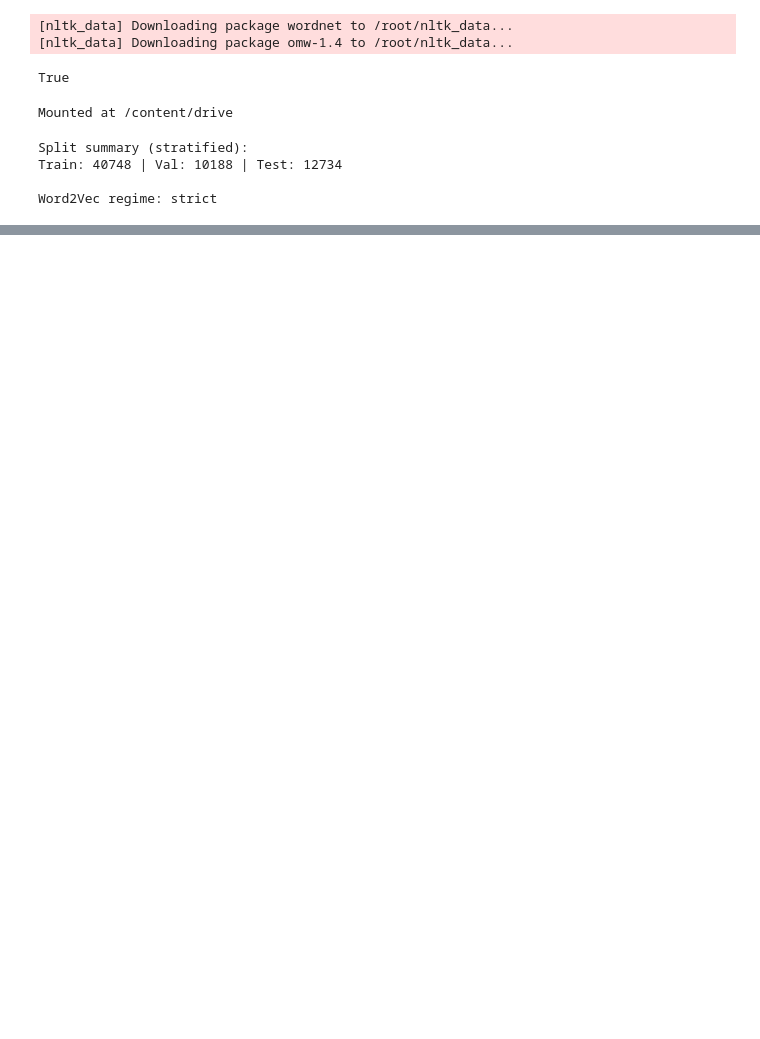
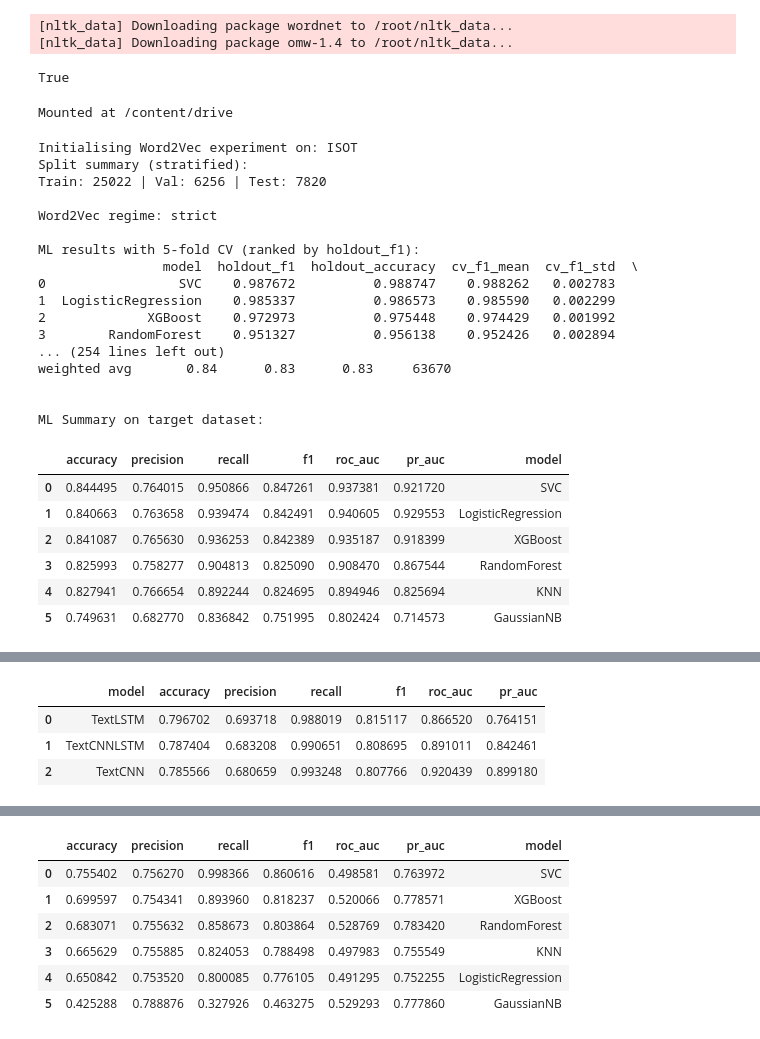
Before and after one commit to sadjordan/Detecting-Fake-News-with-Deep-Learning, a Jupyter notebook: Code/dataset_processing/Word2Vec_modelling.ipynb, the cells around one changed output, grey strips where cells are left out. Cells and saved outputs as stored; diff of their text form; code cells hidden in the pictures; blank space fills up the shorter version.

Commit message:
Updates to the formatting and cross validation and cross dataset evaluation pipeline

```diff
--- a/Code/dataset_processing/Word2Vec_modelling.ipynb
+++ b/Code/dataset_processing/Word2Vec_modelling.ipynb
@@ -1240,6 +1346,7 @@ def train_dl_model_v2(model, train_loader, val_loader, test_loader, epochs=10, l
     best_val_loss = float('inf')
     best_state = None
     best_epoch = -1
+    early_stop_epoch = epochs
     wait = 0
 
     history = {
@@ -1286,6 +1393,7 @@ def train_dl_model_v2(model, train_loader, val_loader, test_loader, epochs=10, l
         else:
             wait += 1
             if wait >= patience:
+                early_stop_epoch = epoch + 1
                 print(f"Early stopping triggered at epoch {epoch + 1}.")
                 break
 
@@ -1294,6 +1402,7 @@ def train_dl_model_v2(model, train_loader, val_loader, test_loader, epochs=10, l
 
     test_metrics = _evaluate_dl(model, test_loader, criterion, device)
     test_metrics['best_epoch'] = best_epoch
+    test_metrics['early_stop_epoch'] = early_stop_epoch
 
     return model, history, test_metrics
 
@@ -1335,7 +1444,7 @@ def train_dl_models_v2(train_loader, val_loader, test_loader, embedding_matrix,
             'f1': test_metrics['f1'],
             'roc_auc': test_metrics['roc_auc'],
             'pr_auc': test_metrics['pr_auc'],
-            'best_epoch': test_metrics['best_epoch']
+            'early_stop_epoch': test_metrics['early_stop_epoch']
         })
 
     results_df = pd.DataFrame(results).sort_values('f1', ascending=False)
@@ -1432,31 +1956,83 @@ def run_hybrid_pipeline_v2(
 # %%
-result_bundle = run_hybrid_pipeline_v2(
-    dataset_csv_path='/content/drive/MyDrive/datasets/WELFake_processed.csv',
+# Colab-compatible run with Drive dataset paths preserved
+source_dataset = 'ISOT'
+
+result_bundle, cross_dataset_results = new_train_loop_word2vec(
+    dataset_name=source_dataset,
+    datasets_map=DATASETS,
     vector_size=300,
     window=5,
     min_count=2,
     w2v_epochs=10,
     max_len=200,
     test_size=0.2,
     val_size=0.2,
     dl_epochs=10,
     dl_batch_size=32,
     dl_lr=1e-3,
     dl_patience=3,
     seed=42,
-    transductive_w2v=False
+    transductive_w2v=False,
+    enable_cv=True,
+    cv_folds=5
 )
 
-print('\nML Results Table:')
+print('\nRanking criterion: holdout test F1 (primary), CV metrics as diagnostics.')
+
+print('\nML Ranked Results (holdout-F1 primary):')
 display(result_bundle['ml_results'])
 
-print('\nDL Results Table:')
+if result_bundle['ml_results_cv'] is not None:
+    print('\nML CV Summary:')
+    display(result_bundle['ml_results_cv'].sort_values('cv_f1_mean', ascending=False))
+
+if result_bundle['ml_results_test'] is not None:
+    print('\nML Holdout Test Metrics:')
+    display(result_bundle['ml_results_test'].sort_values('f1', ascending=False))
+
+if result_bundle['ml_fold_results'] is not None:
+    print('\nML Fold-level Metrics:')
+    display(result_bundle['ml_fold_results'])
+
+print('\nDL Ranked Results (holdout-F1 primary):')
 display(result_bundle['dl_results'])
+
+if result_bundle['dl_results_cv'] is not None:
+    print('\nDL CV Summary:')
+    display(result_bundle['dl_results_cv'].sort_values('cv_f1_mean', ascending=False))
+
+if result_bundle['dl_results_test'] is not None:
+    print('\nDL Holdout Test Metrics:')
+    display(result_bundle['dl_results_test'].sort_values('f1', ascending=False))
+
+if result_bundle['dl_fold_results'] is not None:
+    print('\nDL Fold-level Metrics:')
+    display(result_bundle['dl_fold_results'])
 
 print('\nWord2Vec Regime:', result_bundle['word2vec_regime'])
 print('Vocab Size:', len(result_bundle['vocab']))
 # %% [output]
+Initialising Word2Vec experiment on: ISOT
 Split summary (stratified):
-Train: 40748 | Val: 10188 | Test: 12734
+Train: 25022 | Val: 6256 | Test: 7820
 
 Word2Vec regime: strict
+
+ML results with 5-fold CV (ranked by holdout_f1):
+                model  holdout_f1  holdout_accuracy  cv_f1_mean  cv_f1_std  \
+0                 SVC    0.987672          0.988747    0.988262   0.002783
+1  LogisticRegression    0.985337          0.986573    0.985590   0.002299
+2             XGBoost    0.972973          0.975448    0.974429   0.001992
+3        RandomForest    0.951327          0.956138    0.952426   0.002894
+... (254 lines left out)
+weighted avg       0.84      0.83      0.83     63670
+
+
+ML Summary on target dataset:
+|  | accuracy | precision | recall | f1 | roc_auc | pr_auc | model |
+| 0 | 0.844495 | 0.764015 | 0.950866 | 0.847261 | 0.937381 | 0.921720 | SVC |
+| 1 | 0.840663 | 0.763658 | 0.939474 | 0.842491 | 0.940605 | 0.929553 | LogisticRegression |
+| 2 | 0.841087 | 0.765630 | 0.936253 | 0.842389 | 0.935187 | 0.918399 | XGBoost |
+| 3 | 0.825993 | 0.758277 | 0.904813 | 0.825090 | 0.908470 | 0.867544 | RandomForest |
+| 4 | 0.827941 | 0.766654 | 0.892244 | 0.824695 | 0.894946 | 0.825694 | KNN |
+| 5 | 0.749631 | 0.682770 | 0.836842 | 0.751995 | 0.802424 | 0.714573 | GaussianNB |
@@ -1463,0 +2056,4 @@ Error:
+|  | model | accuracy | precision | recall | f1 | roc_auc | pr_auc |
+| 0 | TextLSTM | 0.796702 | 0.693718 | 0.988019 | 0.815117 | 0.866520 | 0.764151 |
+| 1 | TextCNNLSTM | 0.787404 | 0.683208 | 0.990651 | 0.808695 | 0.891011 | 0.842461 |
+| 2 | TextCNN | 0.785566 | 0.680659 | 0.993248 | 0.807766 | 0.920439 | 0.899180 |
@@ -1463,0 +2077,7 @@ Error:
+|  | accuracy | precision | recall | f1 | roc_auc | pr_auc | model |
+| 0 | 0.755402 | 0.756270 | 0.998366 | 0.860616 | 0.498581 | 0.763972 | SVC |
+| 1 | 0.699597 | 0.754341 | 0.893960 | 0.818237 | 0.520066 | 0.778571 | XGBoost |
+| 2 | 0.683071 | 0.755632 | 0.858673 | 0.803864 | 0.528769 | 0.783420 | RandomForest |
+| 3 | 0.665629 | 0.755885 | 0.824053 | 0.788498 | 0.497983 | 0.755549 | KNN |
+| 4 | 0.650842 | 0.753520 | 0.800085 | 0.776105 | 0.491295 | 0.752255 | LogisticRegression |
+| 5 | 0.425288 | 0.788876 | 0.327926 | 0.463275 | 0.529293 | 0.777860 | GaussianNB |
```
Also changed, not shown: parts of 7 cells of this notebook.
